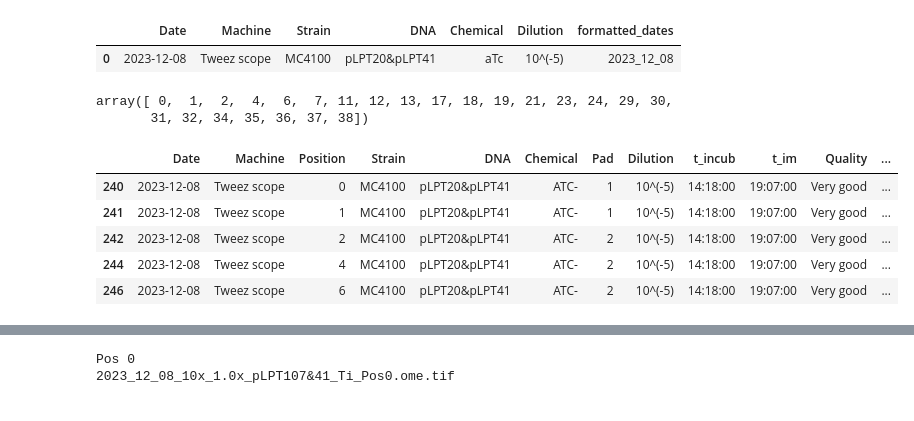
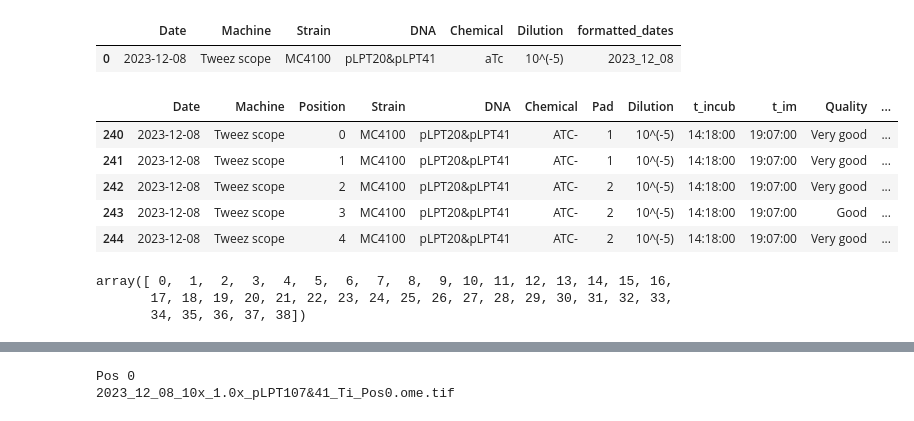
Before and after one commit to RudgeLab/popdyn, a Jupyter notebook: Notebooks/Chapter 3 - a. Mean fluo.ipynb, the cells around one changed output, grey strips where cells are left out. Cells and saved outputs as stored; diff of their text form; code cells hidden in the pictures.

```diff
--- a/Notebooks/Chapter 3 - a. Mean fluo.ipynb
+++ b/Notebooks/Chapter 3 - a. Mean fluo.ipynb
@@ -64,24 +61,23 @@ exp_sum
 | 0 | 2023-12-08 | Tweez scope | MC4100 | pLPT20&pLPT41 | aTc | 10^(-5) | 2023_12_08 |
 # %%
 positions = pd.read_excel('../Notebooks/Positions.xlsx')
-poss = positions[(positions.Date == exp_sum.loc[i, 'Date']) &
-        (positions.DNA == vector) &
-        (positions.Machine == scope_name) &
-        (positions.Quality == 'Very good')].Position.unique()
-poss
-# %% [output]
-array([ 0,  1,  2,  4,  6,  7, 11, 12, 13, 17, 18, 19, 21, 23, 24, 29, 30,
-       31, 32, 34, 35, 36, 37, 38])
 # %%
 df_pos = positions[(positions.Date == exp_sum.loc[i, 'Date']) &
         (positions.DNA == vector) &
-        (positions.Machine == scope_name) &
-        (positions.Quality == 'Very good')]
+        (positions.Machine == scope_name)]# &
+        #(positions.Quality == 'Very good')]
 df_pos.head()
 # %% [output]
 |  | Date | Machine | Position | Strain | DNA | Chemical | Pad | Dilution | t_incub | t_im | Quality | ... |
 | 240 | 2023-12-08 | Tweez scope | 0 | MC4100 | pLPT20&pLPT41 | ATC- | 1 | 10^(-5) | 14:18:00 | 19:07:00 | Very good | ... |
 | 241 | 2023-12-08 | Tweez scope | 1 | MC4100 | pLPT20&pLPT41 | ATC- | 1 | 10^(-5) | 14:18:00 | 19:07:00 | Very good | ... |
 | 242 | 2023-12-08 | Tweez scope | 2 | MC4100 | pLPT20&pLPT41 | ATC- | 2 | 10^(-5) | 14:18:00 | 19:07:00 | Very good | ... |
+| 243 | 2023-12-08 | Tweez scope | 3 | MC4100 | pLPT20&pLPT41 | ATC- | 2 | 10^(-5) | 14:18:00 | 19:07:00 | Good | ... |
 | 244 | 2023-12-08 | Tweez scope | 4 | MC4100 | pLPT20&pLPT41 | ATC- | 2 | 10^(-5) | 14:18:00 | 19:07:00 | Very good | ... |
-| 246 | 2023-12-08 | Tweez scope | 6 | MC4100 | pLPT20&pLPT41 | ATC- | 2 | 10^(-5) | 14:18:00 | 19:07:00 | Very good | ... |
+# %%
+poss = df_pos.Position.unique()
+poss
+# %% [output]
+array([ 0,  1,  2,  3,  4,  5,  6,  7,  8,  9, 10, 11, 12, 13, 14, 15, 16,
+       17, 18, 19, 20, 21, 22, 23, 24, 25, 26, 27, 28, 29, 30, 31, 32, 33,
+       34, 35, 36, 37, 38])
```
Also changed, not shown: parts of 11 cells of this notebook, 8 other files.
